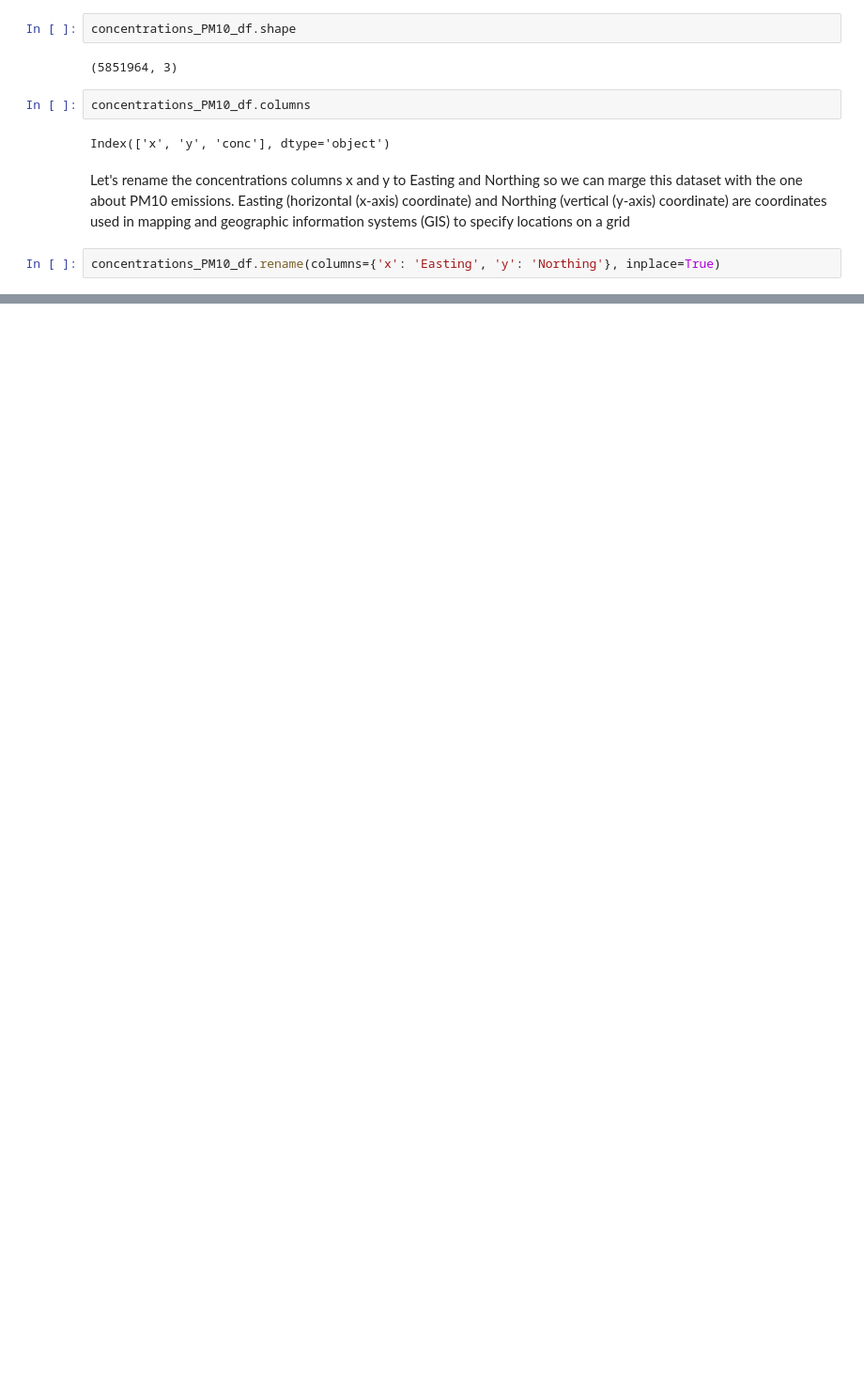
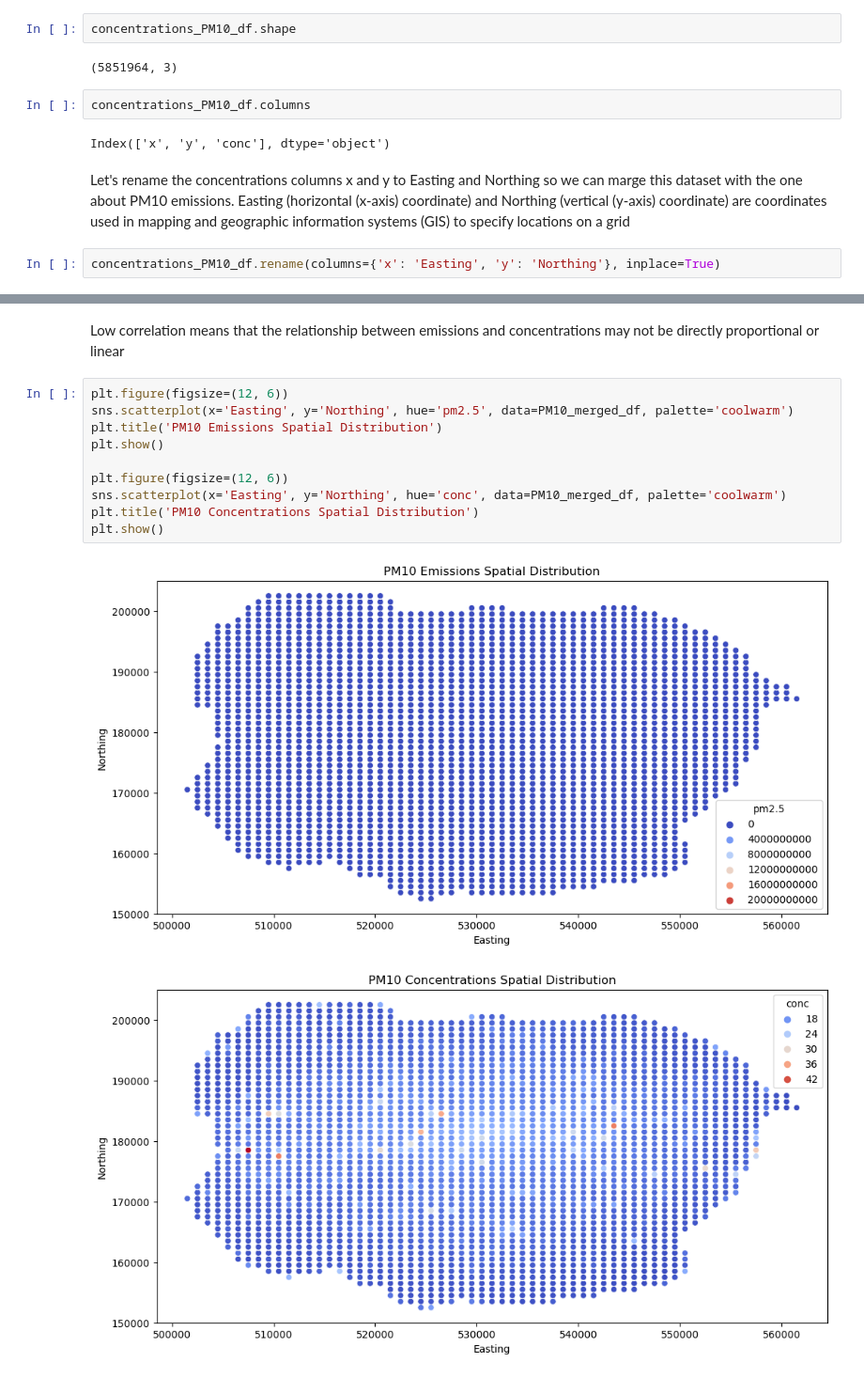
Before and after one commit to stefanopalu/MLendofmod_assignment, a Jupyter notebook: 2019LAEI.ipynb, the cells around one changed output, grey strips where cells are left out. Shown at 94% size. Cells and saved outputs as stored; diff of their text form; blank space fills up the shorter version.

```diff
--- a/2019LAEI.ipynb
+++ b/2019LAEI.ipynb
@@ -319,0 +440,15 @@ merged_df['TOID'].duplicated().sum()
+# %% [markdown]
+Low correlation means that the relationship between emissions and concentrations may not be directly proportional or linear
+# %%
+plt.figure(figsize=(12, 6))
+sns.scatterplot(x='Easting', y='Northing', hue='pm2.5', data=PM10_merged_df, palette='coolwarm')
+plt.title('PM10 Emissions Spatial Distribution')
+plt.show()
+
+plt.figure(figsize=(12, 6))
+sns.scatterplot(x='Easting', y='Northing', hue='conc', data=PM10_merged_df, palette='coolwarm')
+plt.title('PM10 Concentrations Spatial Distribution')
+plt.show()
+# %% [output]
+[figure, added]
+[figure, added]
```
Also changed, not shown: parts of 67 cells of this notebook, 1 other file.
